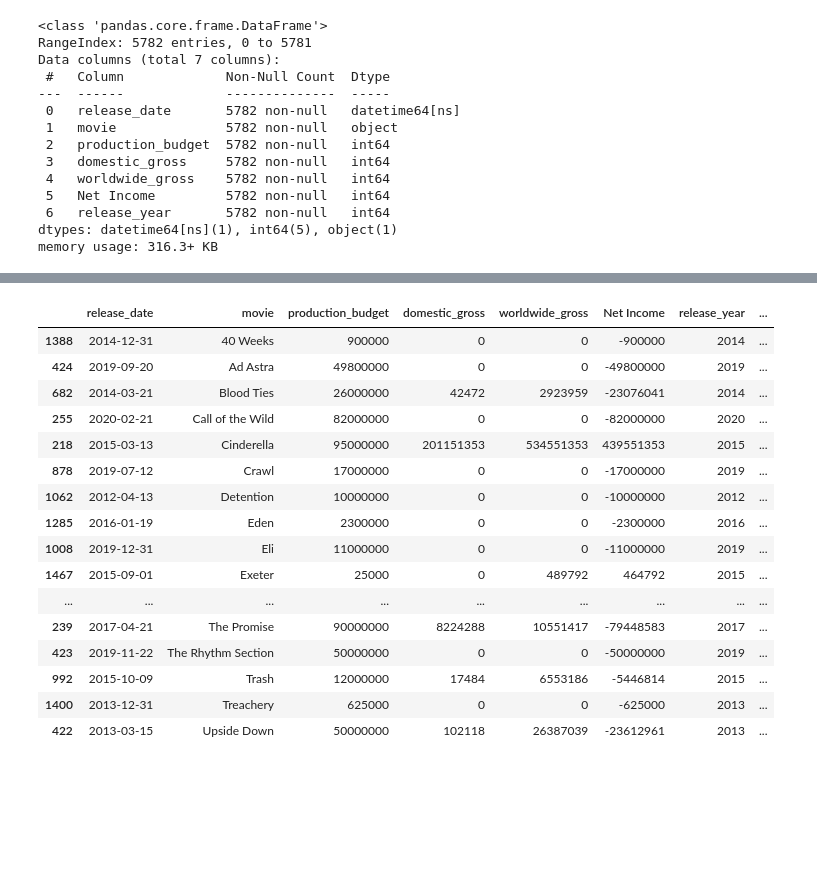
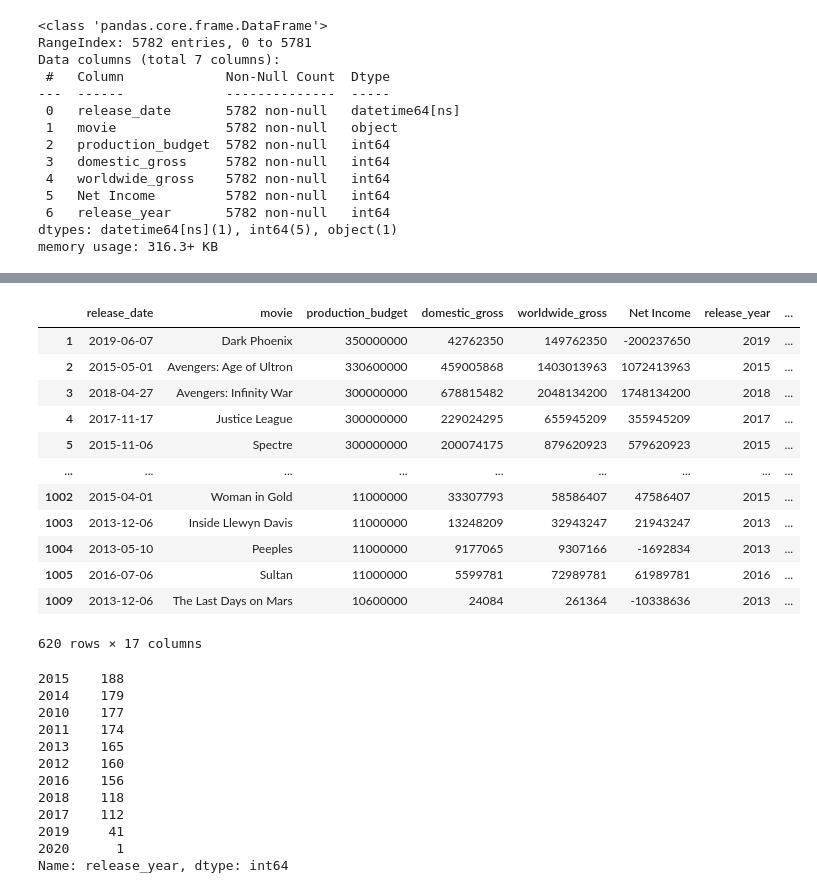
Before and after one commit to learn-co-curriculum/dsc-phase-1-project-v2-4, a Jupyter notebook: student.ipynb, the cells around one changed output, grey strips where cells are left out. Cells and saved outputs as stored; diff of their text form; code cells hidden in the pictures; blank space fills up the shorter version.

```diff
--- a/student.ipynb
+++ b/student.ipynb
@@ -380,20 +393,32 @@ Movies_DF.sort_values(by='Net Income', ascending= False)
-# %%
-Movies_DF[Movies_DF.isna().any(axis=1)].sort_values(by = 'movie')
-# %% [output]
-|  | release_date | movie | production_budget | domestic_gross | worldwide_gross | Net Income | release_year | ... |
-| 1388 | 2014-12-31 | 40 Weeks | 900000 | 0 | 0 | -900000 | 2014 | ... |
-| 424 | 2019-09-20 | Ad Astra | 49800000 | 0 | 0 | -49800000 | 2019 | ... |
-| 682 | 2014-03-21 | Blood Ties | 26000000 | 42472 | 2923959 | -23076041 | 2014 | ... |
-| 255 | 2020-02-21 | Call of the Wild | 82000000 | 0 | 0 | -82000000 | 2020 | ... |
-| 218 | 2015-03-13 | Cinderella | 95000000 | 201151353 | 534551353 | 439551353 | 2015 | ... |
-| 878 | 2019-07-12 | Crawl | 17000000 | 0 | 0 | -17000000 | 2019 | ... |
-| 1062 | 2012-04-13 | Detention | 10000000 | 0 | 0 | -10000000 | 2012 | ... |
-| 1285 | 2016-01-19 | Eden | 2300000 | 0 | 0 | -2300000 | 2016 | ... |
-| 1008 | 2019-12-31 | Eli | 11000000 | 0 | 0 | -11000000 | 2019 | ... |
-| 1467 | 2015-09-01 | Exeter | 25000 | 0 | 489792 | 464792 | 2015 | ... |
-| ... | ... | ... | ... | ... | ... | ... | ... | ... |
-| 239 | 2017-04-21 | The Promise | 90000000 | 8224288 | 10551417 | -79448583 | 2017 | ... |
-| 423 | 2019-11-22 | The Rhythm Section | 50000000 | 0 | 0 | -50000000 | 2019 | ... |
-| 992 | 2015-10-09 | Trash | 12000000 | 17484 | 6553186 | -5446814 | 2015 | ... |
-| 1400 | 2013-12-31 | Treachery | 625000 | 0 | 0 | -625000 | 2013 | ... |
-| 422 | 2013-03-15 | Upside Down | 50000000 | 102118 | 26387039 | -23612961 | 2013 | ... |
+# %%
+Movies_DF_Filtered = Movies_DF[ (Movies_DF['production_budget'] > 10000000) & (Movies_DF['domestic_gross'] > 0) & (Movies_DF['release_year'] > 2012)]
+Movies_DF_Filtered
+# %% [output]
+|  | release_date | movie | production_budget | domestic_gross | worldwide_gross | Net Income | release_year | ... |
+| 1 | 2019-06-07 | Dark Phoenix | 350000000 | 42762350 | 149762350 | -200237650 | 2019 | ... |
+| 2 | 2015-05-01 | Avengers: Age of Ultron | 330600000 | 459005868 | 1403013963 | 1072413963 | 2015 | ... |
+| 3 | 2018-04-27 | Avengers: Infinity War | 300000000 | 678815482 | 2048134200 | 1748134200 | 2018 | ... |
+| 4 | 2017-11-17 | Justice League | 300000000 | 229024295 | 655945209 | 355945209 | 2017 | ... |
+| 5 | 2015-11-06 | Spectre | 300000000 | 200074175 | 879620923 | 579620923 | 2015 | ... |
+| ... | ... | ... | ... | ... | ... | ... | ... | ... |
+| 1002 | 2015-04-01 | Woman in Gold | 11000000 | 33307793 | 58586407 | 47586407 | 2015 | ... |
+| 1003 | 2013-12-06 | Inside Llewyn Davis | 11000000 | 13248209 | 32943247 | 21943247 | 2013 | ... |
+| 1004 | 2013-05-10 | Peeples | 11000000 | 9177065 | 9307166 | -1692834 | 2013 | ... |
+| 1005 | 2016-07-06 | Sultan | 11000000 | 5599781 | 72989781 | 61989781 | 2016 | ... |
+| 1009 | 2013-12-06 | The Last Days on Mars | 10600000 | 24084 | 261364 | -10338636 | 2013 | ... |
+620 rows × 17 columns
+# %%
+Movies_DF['release_year'].value_counts()
+# %% [output]
+2015    188
+2014    179
+2010    177
+2011    174
+2013    165
+2012    160
+2016    156
+2018    118
+2017    112
+2019     41
+2020      1
+Name: release_year, dtype: int64
```
Also changed, not shown: parts of 11 cells of this notebook.
